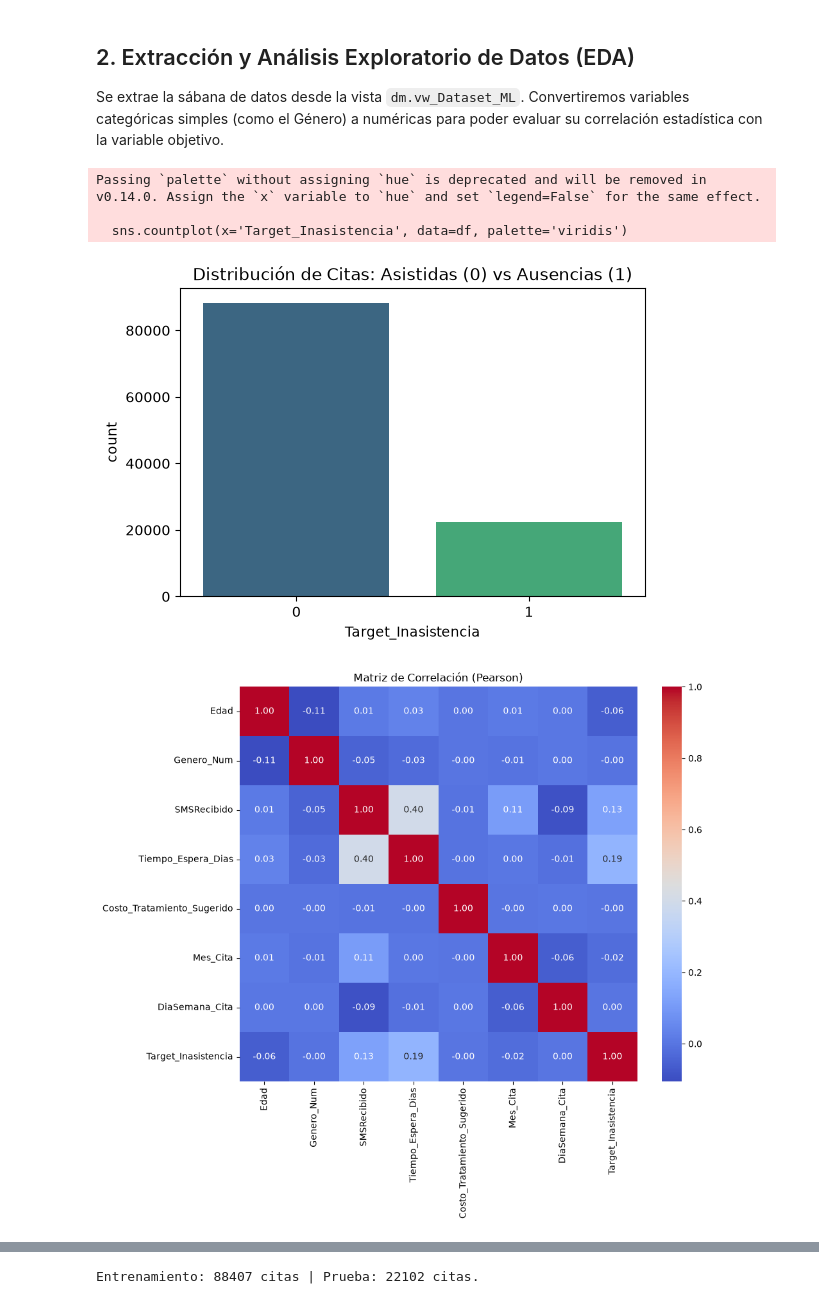
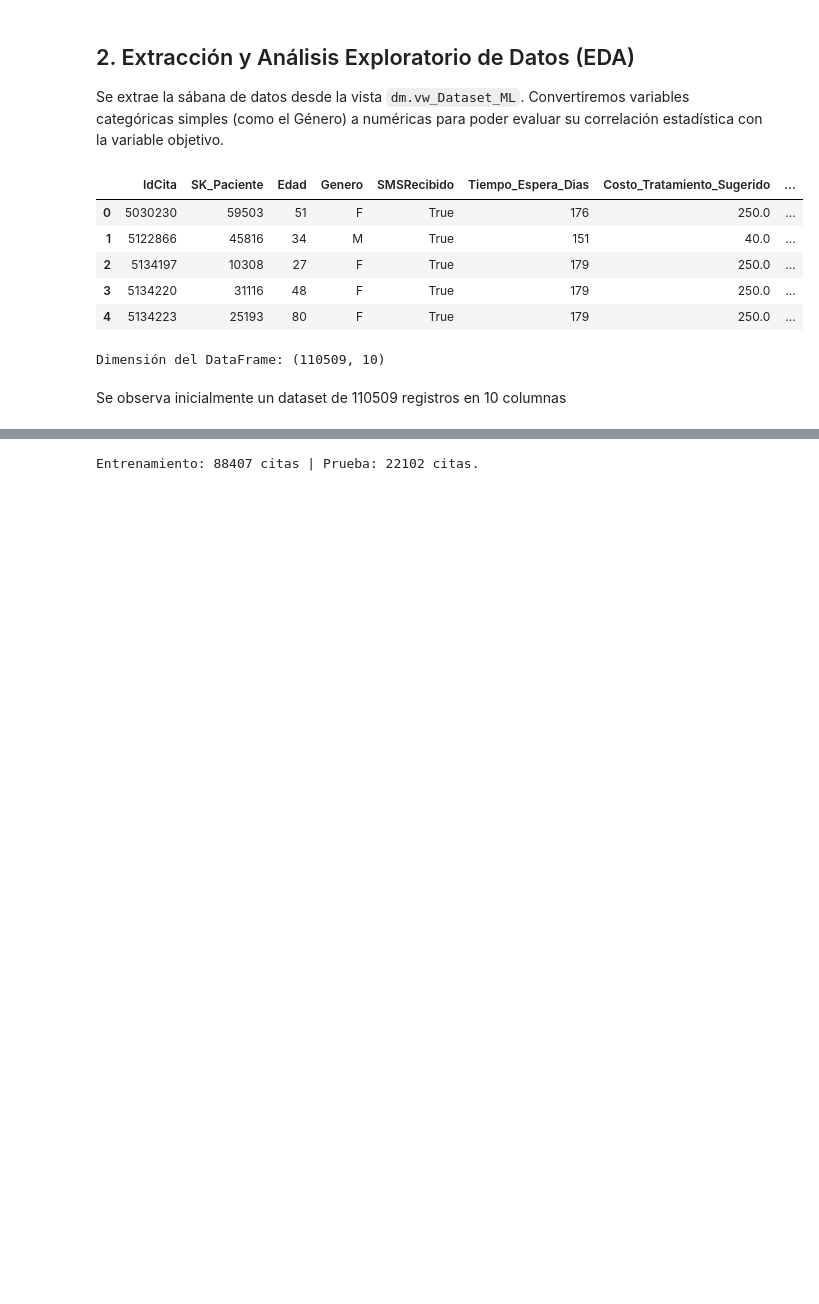
Before and after one commit to Falep24/Proyecto_GADI_Clinica, a Jupyter notebook: 02_Python/modulo_ia.ipynb, the cells around one changed output, grey strips where cells are left out. Drawn from its saved outputs; the diff is of its cells as text; code cells hidden in the pictures; blank space fills up the shorter version.

Commit message:
Implementación de nuevo dataset artificial y ejecuciónn de flujo

```diff
--- a/02_Python/modulo_ia.ipynb
+++ b/02_Python/modulo_ia.ipynb
@@ -30,28 +30,16 @@ Se extrae la sábana de datos desde la vista `dm.vw_Dataset_ML`. Convertiremos v
 # %%
 # Extracción desde la vista actualizada
 query = "SELECT * FROM dm.vw_Dataset_ML"
 df = pd.read_sql(query, conn)
-
-# Preprocesamiento rápido: Convertir 'Genero' a variable binaria (F=0, M=1) para la matriz
-df['Genero_Num'] = df['Genero'].map({'F': 0, 'M': 1})
-
-# Visualización del desbalance de la variable objetivo
-plt.figure(figsize=(6,4))
-sns.countplot(x='Target_Inasistencia', data=df, palette='viridis')
-plt.title('Distribución de Citas: Asistidas (0) vs Ausencias (1)')
-plt.show()
-
-# Matriz de Correlación
-cols_numericas = ['Edad', 'Genero_Num', 'SMSRecibido', 'Tiempo_Espera_Dias',
-                  'Costo_Tratamiento_Sugerido', 'Mes_Cita', 'DiaSemana_Cita', 'Target_Inasistencia']
-
-plt.figure(figsize=(10,8))
-sns.heatmap(df[cols_numericas].corr(), annot=True, cmap='coolwarm', fmt=".2f")
-plt.title('Matriz de Correlación (Pearson)')
-plt.show()
+display(df.head())
+print(f'Dimensión del DataFrame: {df.shape}')
 # %% [output]
+|  | IdCita | SK_Paciente | Edad | Genero | SMSRecibido | Tiempo_Espera_Dias | Costo_Tratamiento_Sugerido | ... |
+| 0 | 5030230 | 59503 | 51 | F | True | 176 | 250.0 | ... |
+| 1 | 5122866 | 45816 | 34 | M | True | 151 | 40.0 | ... |
+| 2 | 5134197 | 10308 | 27 | F | True | 179 | 250.0 | ... |
+| 3 | 5134220 | 31116 | 48 | F | True | 179 | 250.0 | ... |
+| 4 | 5134223 | 25193 | 80 | F | True | 179 | 250.0 | ... |
-Passing `palette` without assigning `hue` is deprecated and will be removed in v0.14.0. Assign the `x` variable to `hue` and set `legend=False` for the same effect.
-
-  sns.countplot(x='Target_Inasistencia', data=df, palette='viridis')
+Dimensión del DataFrame: (110509, 10)
-[figure, removed]
-[figure, removed]
+# %% [markdown]
+Se observa inicialmente un dataset de 110509 registros en 10 columnas
```
Also changed, not shown: parts of 5 cells of this notebook, 2 other files.
